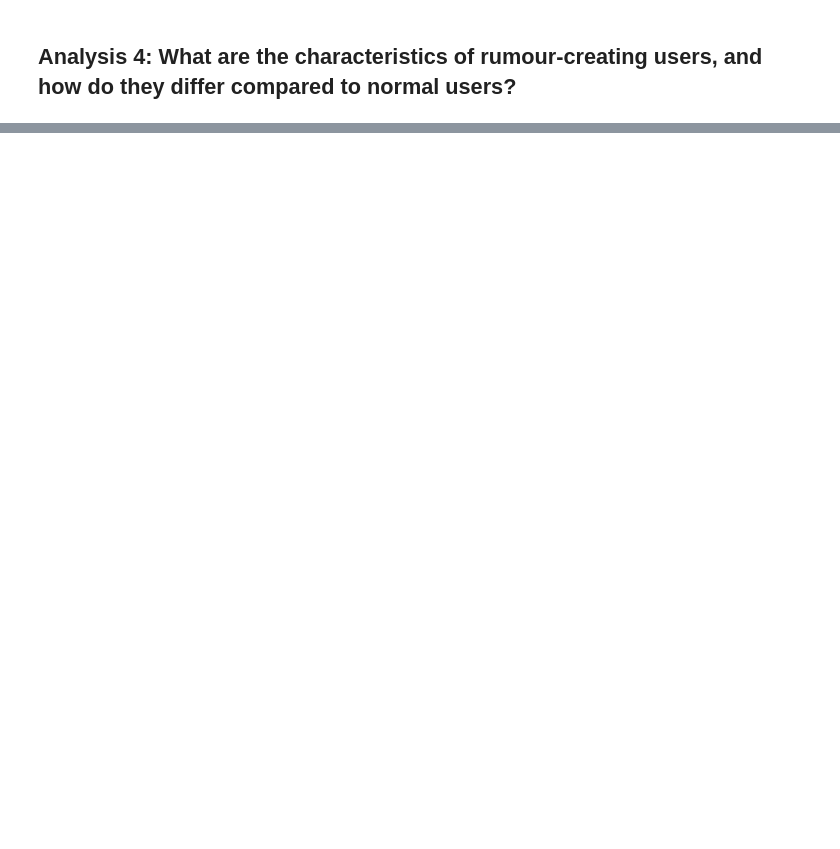
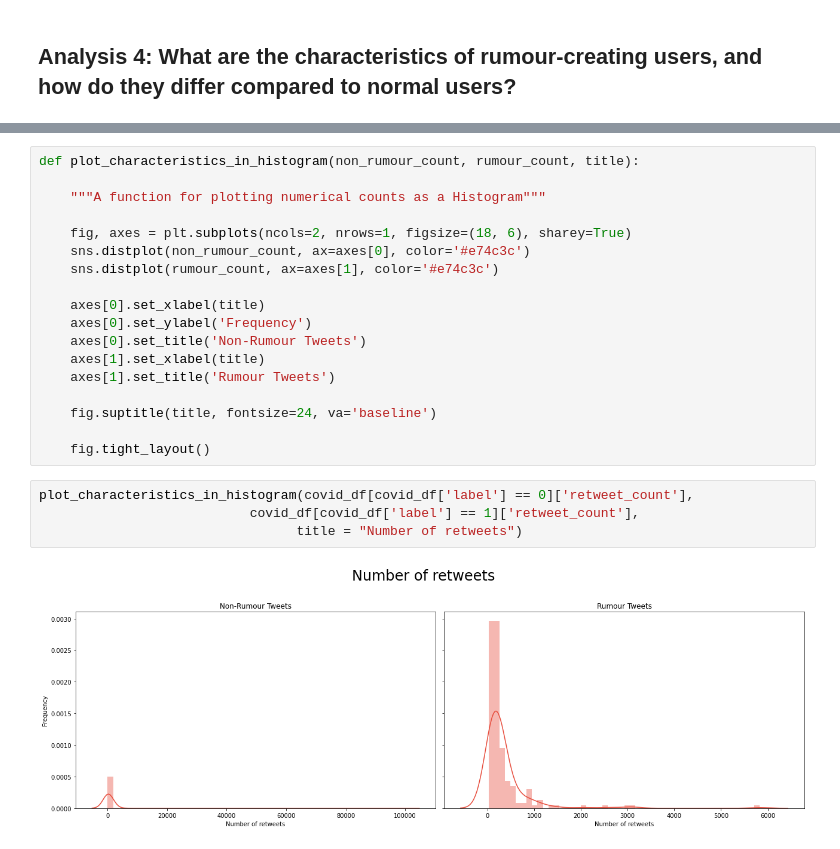
Before and after one commit to Bachfischer/COMP90042-Rumour-Detection-on-Twitter, a Jupyter notebook: src/02_rumour_analysis.ipynb, the cells around one changed output, grey strips where cells are left out. Drawn from its saved outputs; the diff is of its cells as text; blank space fills up the shorter version.

```diff
--- a/src/02_rumour_analysis.ipynb
+++ b/src/02_rumour_analysis.ipynb
@@ -526,0 +635,24 @@ set(counter['non_rumour'].most_common(n = 30))
+# %%
+def plot_characteristics_in_histogram(non_rumour_count, rumour_count, title):
+
+    """A function for plotting numerical counts as a Histogram"""
+
+    fig, axes = plt.subplots(ncols=2, nrows=1, figsize=(18, 6), sharey=True)
+    sns.distplot(non_rumour_count, ax=axes[0], color='#e74c3c')
+    sns.distplot(rumour_count, ax=axes[1], color='#e74c3c')
+
+    axes[0].set_xlabel(title)
+    axes[0].set_ylabel('Frequency')
+    axes[0].set_title('Non-Rumour Tweets')
+    axes[1].set_xlabel(title)
+    axes[1].set_title('Rumour Tweets')
+
+    fig.suptitle(title, fontsize=24, va='baseline')
+
+    fig.tight_layout()
+# %%
+plot_characteristics_in_histogram(covid_df[covid_df['label'] == 0]['retweet_count'],
+                           covid_df[covid_df['label'] == 1]['retweet_count'],
+                                 title = "Number of retweets")
+# %% [output]
+[figure, added]
```
Also changed, not shown: parts of 38 cells of this notebook, 1 other file.
